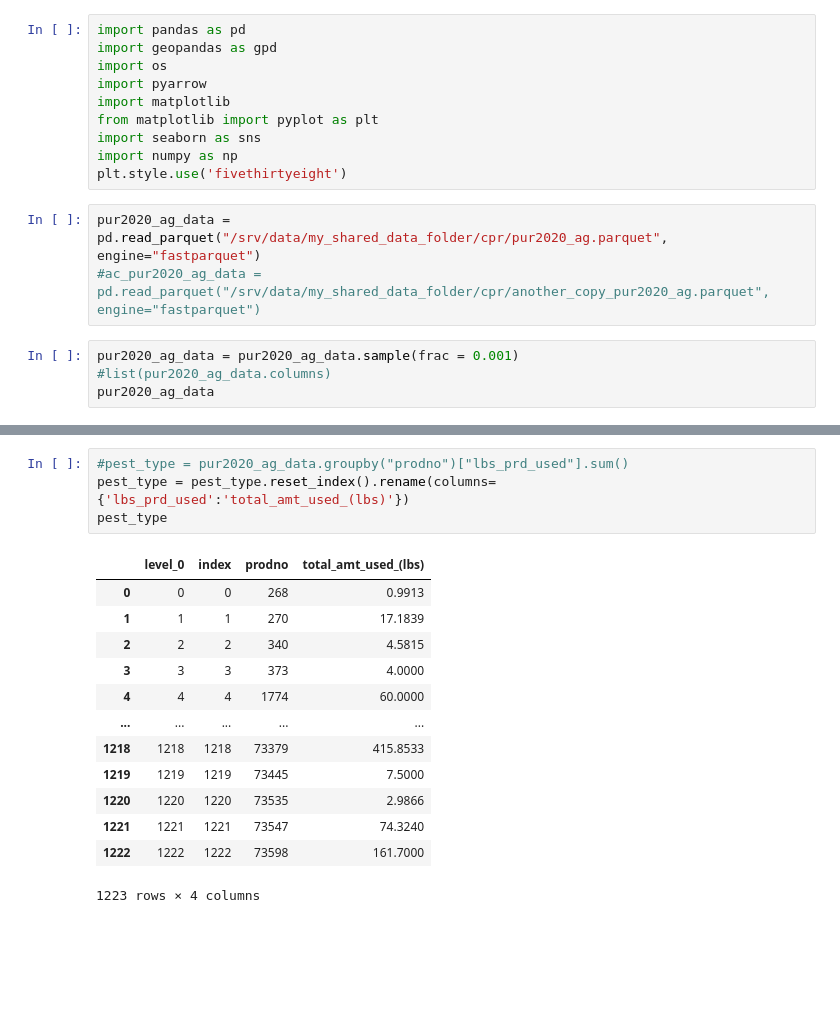
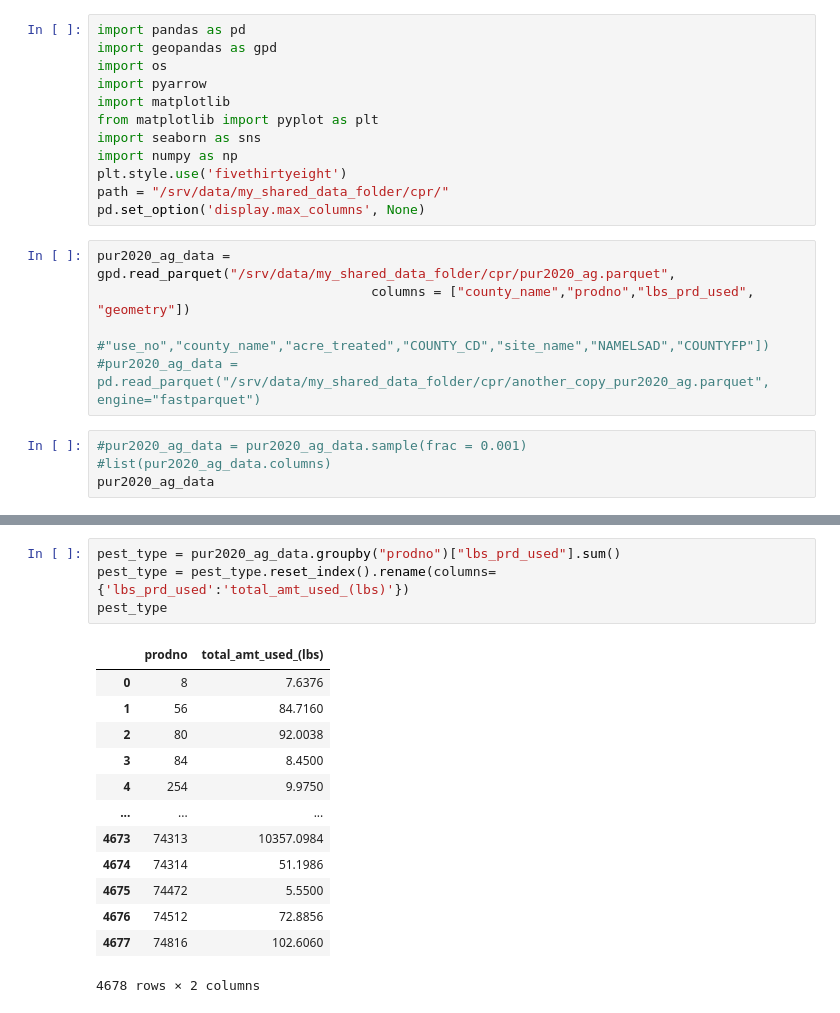
Before and after one commit to uchicago-dsi/cpr-summer-lab-data, a Jupyter notebook: Pesticide_Use_EDA_Shana.ipynb, the cells around one changed output, grey strips where cells are left out. Cells and saved outputs as stored; diff of their text form; blank space fills up the shorter version.

```diff
--- a/Pesticide_Use_EDA_Shana.ipynb
+++ b/Pesticide_Use_EDA_Shana.ipynb
@@ -8,11 +8,15 @@ from matplotlib import pyplot as plt
 import seaborn as sns
 import numpy as np
 plt.style.use('fivethirtyeight')
+path = "/srv/data/my_shared_data_folder/cpr/"
+pd.set_option('display.max_columns', None)
 # %%
-pur2020_ag_data = pd.read_parquet("/srv/data/my_shared_data_folder/cpr/pur2020_ag.parquet", engine="fastparquet")
-#ac_pur2020_ag_data = pd.read_parquet("/srv/data/my_shared_data_folder/cpr/another_copy_pur2020_ag.parquet", engine="fastparquet")
+pur2020_ag_data = gpd.read_parquet("/srv/data/my_shared_data_folder/cpr/pur2020_ag.parquet",
+                                   columns = ["county_name","prodno","lbs_prd_used", "geometry"])
+                                              #"use_no","county_name","acre_treated","COUNTY_CD","site_name","NAMELSAD","COUNTYFP"])
+#pur2020_ag_data = pd.read_parquet("/srv/data/my_shared_data_folder/cpr/another_copy_pur2020_ag.parquet", engine="fastparquet")
 # %%
-pur2020_ag_data = pur2020_ag_data.sample(frac = 0.001)
+#pur2020_ag_data = pur2020_ag_data.sample(frac = 0.001)
 #list(pur2020_ag_data.columns)
 pur2020_ag_data
 # %% [output]
@@ -38,19 +42,19 @@ len(distinct_pesticides)
 # %%
-#pest_type = pur2020_ag_data.groupby("prodno")["lbs_prd_used"].sum()
+pest_type = pur2020_ag_data.groupby("prodno")["lbs_prd_used"].sum()
 pest_type = pest_type.reset_index().rename(columns={'lbs_prd_used':'total_amt_used_(lbs)'})
 pest_type
 # %% [output]
-|  | level_0 | index | prodno | total_amt_used_(lbs) |
-| 0 | 0 | 0 | 268 | 0.9913 |
-| 1 | 1 | 1 | 270 | 17.1839 |
-| 2 | 2 | 2 | 340 | 4.5815 |
-| 3 | 3 | 3 | 373 | 4.0000 |
-| 4 | 4 | 4 | 1774 | 60.0000 |
-| ... | ... | ... | ... | ... |
-| 1218 | 1218 | 1218 | 73379 | 415.8533 |
-| 1219 | 1219 | 1219 | 73445 | 7.5000 |
-| 1220 | 1220 | 1220 | 73535 | 2.9866 |
-| 1221 | 1221 | 1221 | 73547 | 74.3240 |
-| 1222 | 1222 | 1222 | 73598 | 161.7000 |
+|  | prodno | total_amt_used_(lbs) |
+| 0 | 8 | 7.6376 |
+| 1 | 56 | 84.7160 |
+| 2 | 80 | 92.0038 |
+| 3 | 84 | 8.4500 |
+| 4 | 254 | 9.9750 |
+| ... | ... | ... |
+| 4673 | 74313 | 10357.0984 |
+| 4674 | 74314 | 51.1986 |
+| 4675 | 74472 | 5.5500 |
+| 4676 | 74512 | 72.8856 |
+| 4677 | 74816 | 102.6060 |
-1223 rows × 4 columns
+4678 rows × 2 columns
 # %%
```
Also changed, not shown: parts of 11 cells of this notebook.
